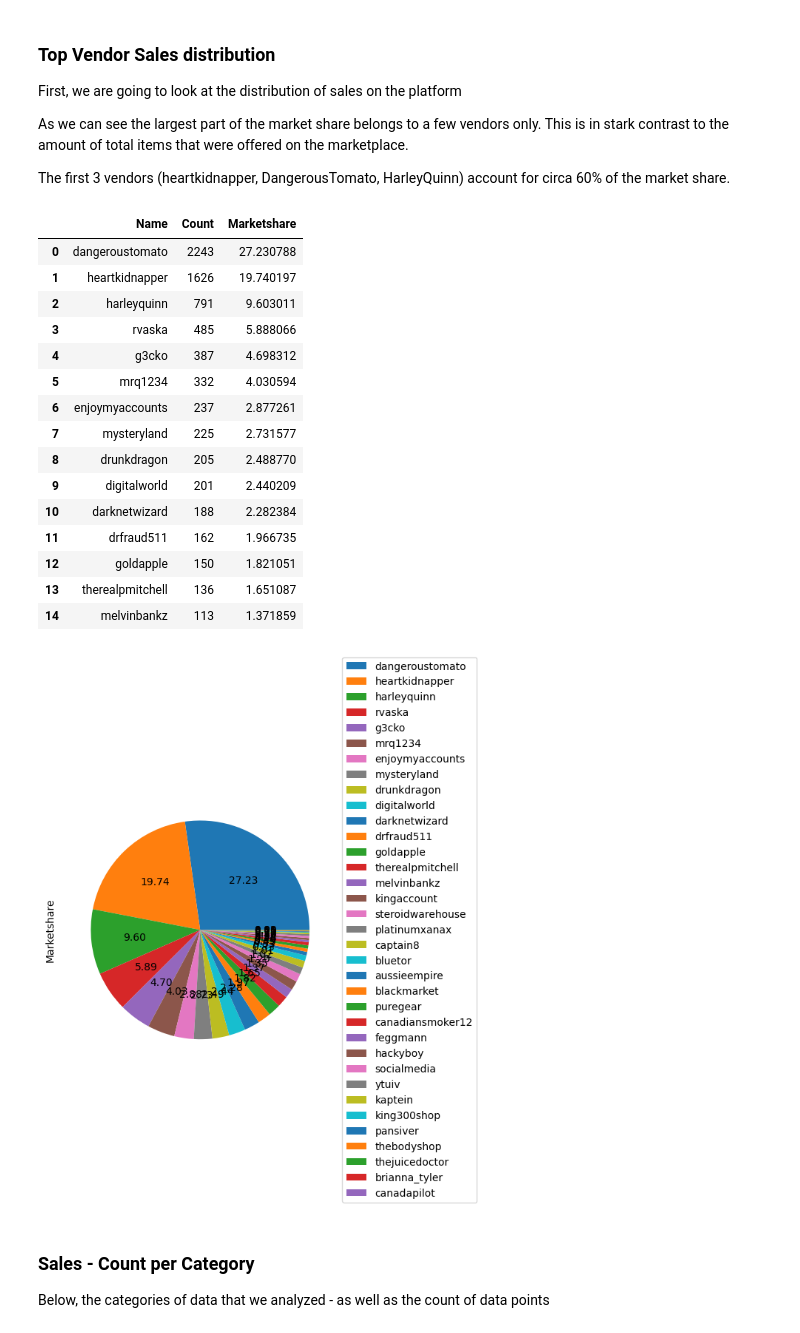
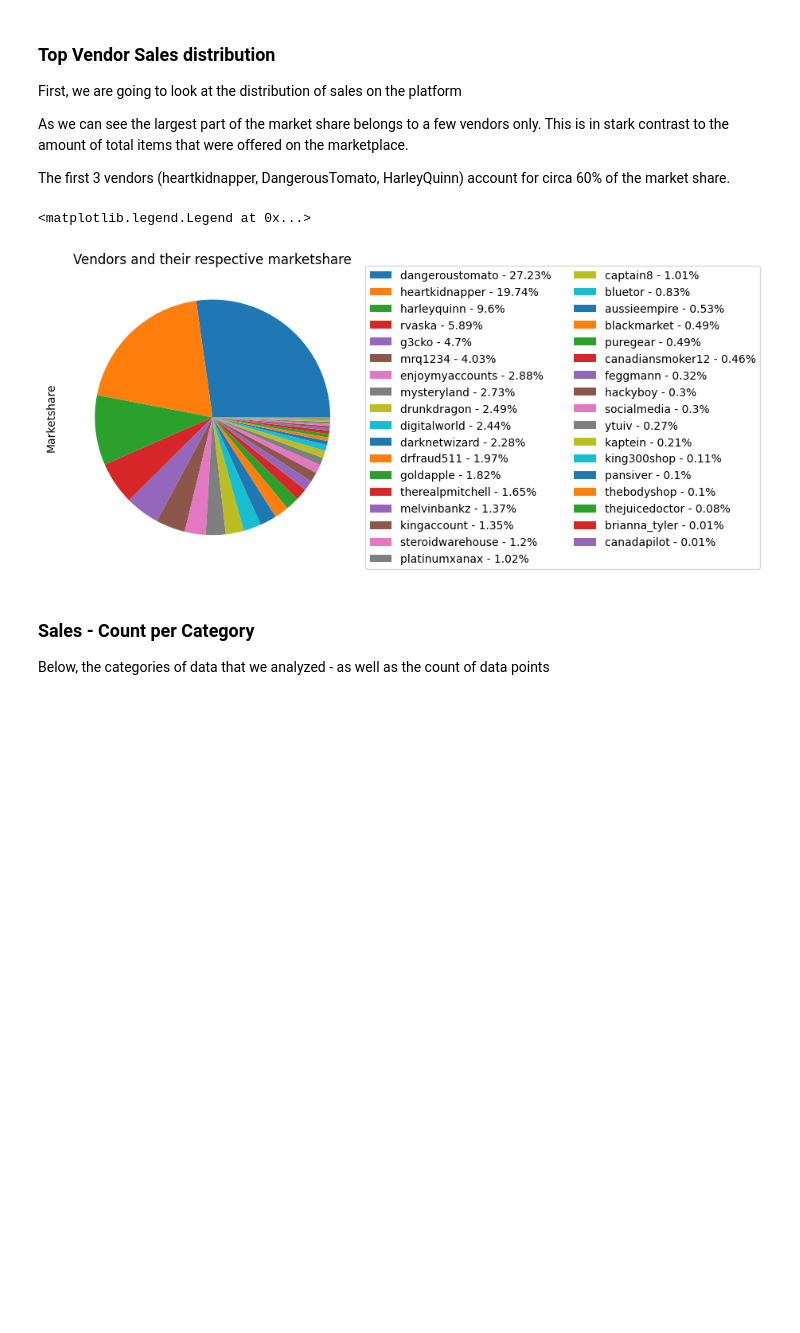
Before and after one commit to Hannival00/Mod09DigitalForensicsAss1, a Jupyter notebook: digital_forensics_assignment.ipynb, the cells around one changed output. Cells and saved outputs as stored; diff of their text form; code cells hidden in the pictures; blank space fills up the shorter version.

```diff
--- a/digital_forensics_assignment.ipynb
+++ b/digital_forensics_assignment.ipynb
@@ -81,32 +67,16 @@ The first 3 vendors (heartkidnapper, DangerousTomato, HarleyQuinn) account for c
 # %%
 
 result = vendors['Count'].aggregate('sum')
 
 #vendors = vendors[vendors['Marketshare'] > 1]
 
 vendors['Marketshare'] = vendors['Count'] / result * 100
-pie = vendors['Marketshare'].plot(kind='pie', x='Name', autopct='%.2f', labels=vendors.Name,  labeldistance=None)
-pie.legend(loc='center left',  bbox_to_anchor=(1.0, 0.5))
-
-vendors.head(15)
+labels = [f'{i} - {round(j,2)}%' for i, j in zip(vendors.Name, vendors.Marketshare)]
+pie = vendors['Marketshare'].plot(kind='pie', x='Name', labels=labels,  labeldistance=None, title='Vendors and their respective marketshare')
+pie.legend(loc='center left',  bbox_to_anchor=(1.0, 0.5), ncol=2)
 # %% [output]
-|  | Name | Count | Marketshare |
-| 0 | dangeroustomato | 2243 | 27.230788 |
-| 1 | heartkidnapper | 1626 | 19.740197 |
-| 2 | harleyquinn | 791 | 9.603011 |
-| 3 | rvaska | 485 | 5.888066 |
-| 4 | g3cko | 387 | 4.698312 |
-| 5 | mrq1234 | 332 | 4.030594 |
-| 6 | enjoymyaccounts | 237 | 2.877261 |
-| 7 | mysteryland | 225 | 2.731577 |
-| 8 | drunkdragon | 205 | 2.488770 |
-| 9 | digitalworld | 201 | 2.440209 |
-| 10 | darknetwizard | 188 | 2.282384 |
-| 11 | drfraud511 | 162 | 1.966735 |
-| 12 | goldapple | 150 | 1.821051 |
-| 13 | therealpmitchell | 136 | 1.651087 |
-| 14 | melvinbankz | 113 | 1.371859 |
+<matplotlib.legend.Legend at 0x...>
-[figure, old version]
+[figure, new version]
 # %% [markdown]
 ### Sales - Count per Category
 
```
Also changed, not shown: parts of 35 cells of this notebook.
